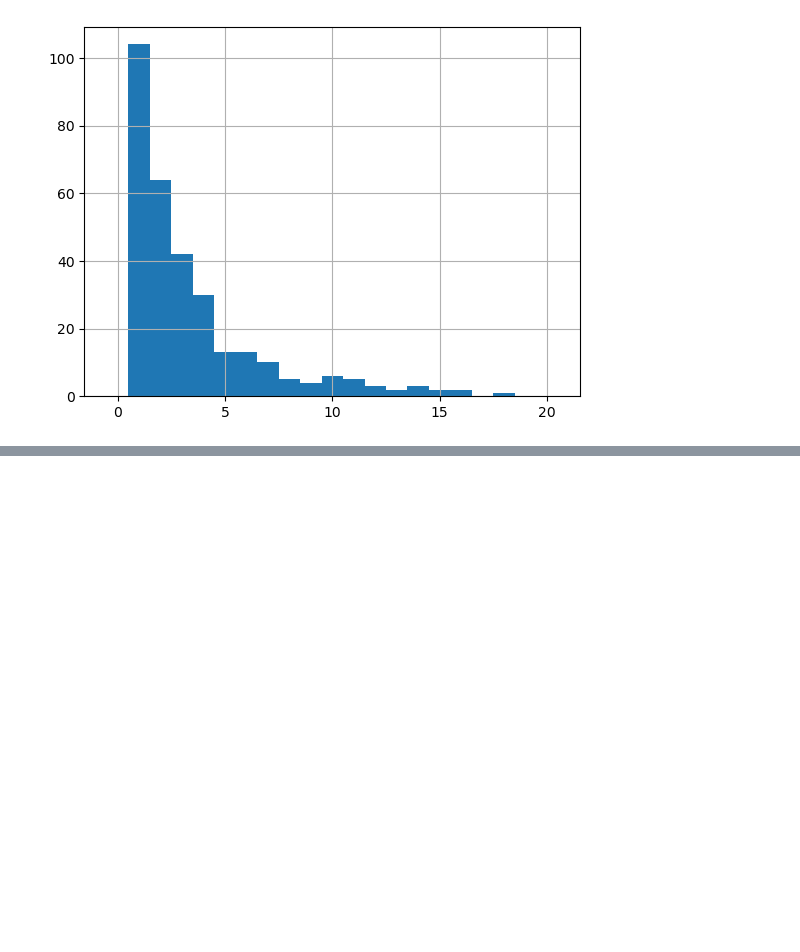
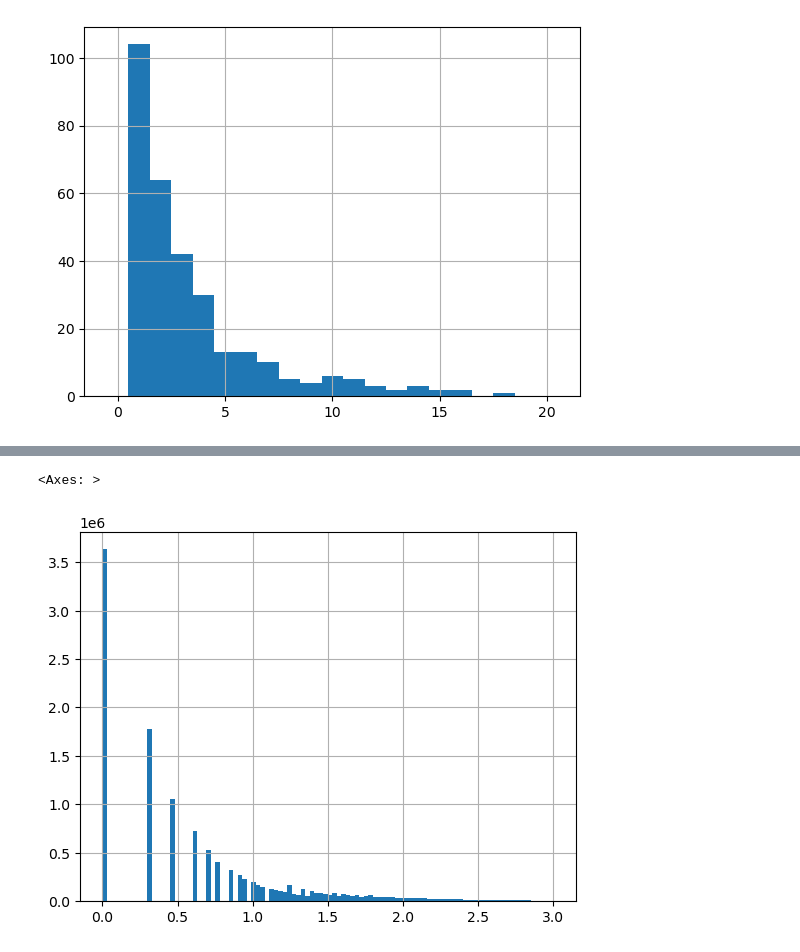
Before and after one commit to jpivarski-talks/2023-05-09-chep23-analysis-of-physicists, a Jupyter notebook: analysis/simplify-GHArchive-preanalysis.ipynb, the cells around one changed output, grey strips where cells are left out. Saved outputs shown, nothing was run; the diff lists cells and outputs as text; code cells hidden in the pictures; blank space fills up the shorter version.

```diff
--- a/analysis/simplify-GHArchive-preanalysis.ipynb
+++ b/analysis/simplify-GHArchive-preanalysis.ipynb
@@ -130,0 +216,5 @@ df_audience[
+# %%
+np.log10(num_comments_by_actor).hist(bins=100, range=(0, 3))
+# %% [output]
+<Axes: >
+[figure, added]
```
Also changed, not shown: parts of 23 cells of this notebook.
